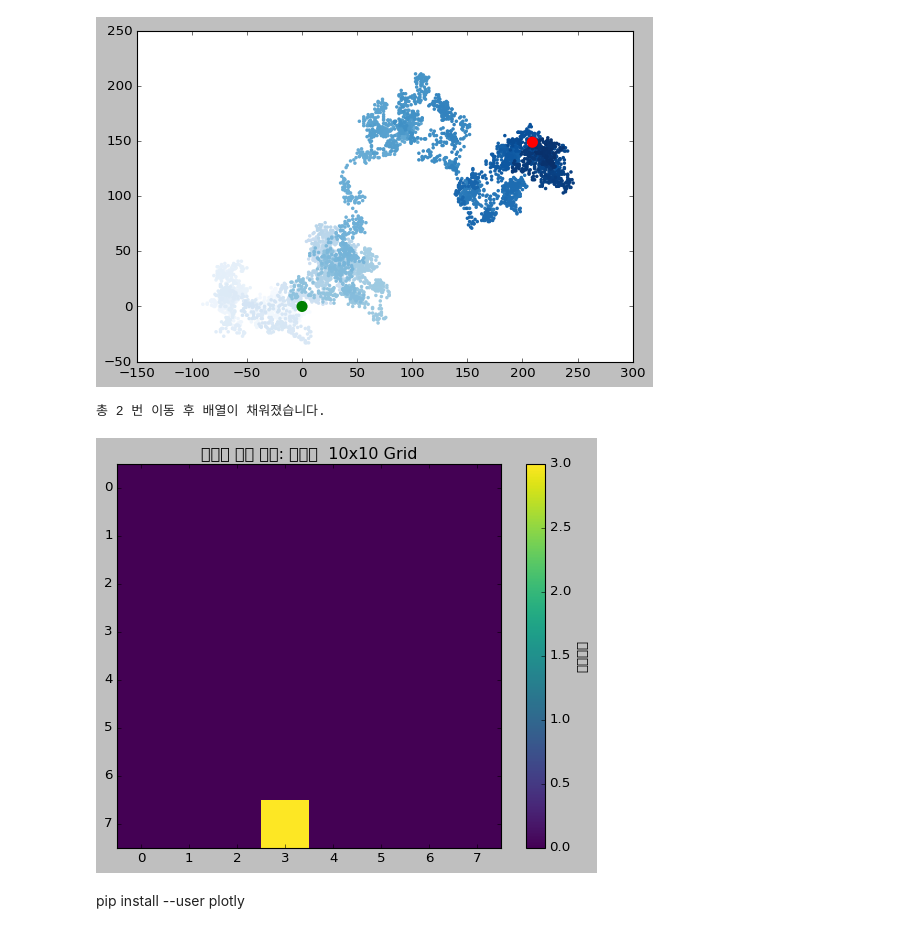
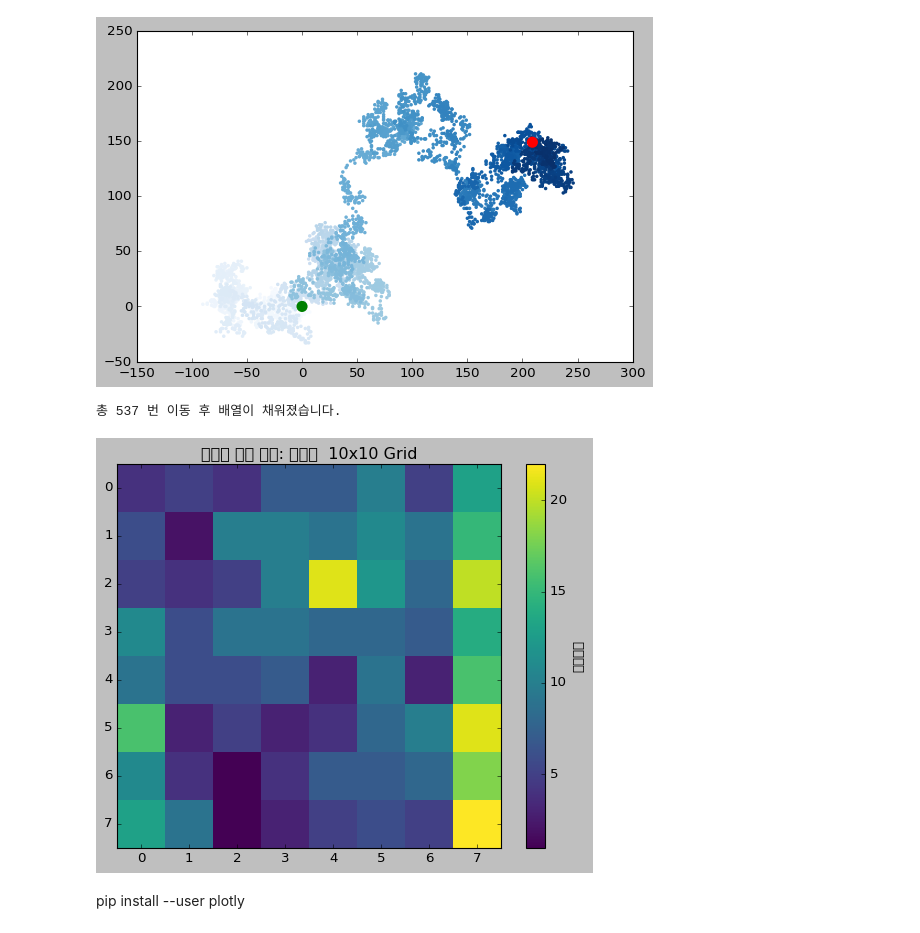
Before and after one commit to Riversidesky/k8_python, a Jupyter notebook: 실습15_1데이터시각화_과제.ipynb, the cells around one changed output. Saved outputs shown, nothing was run; the diff lists cells and outputs as text; code cells hidden in the pictures.

```diff
--- a/실습15_1데이터시각화_과제.ipynb
+++ b/실습15_1데이터시각화_과제.ipynb
@@ -411,41 +411,41 @@ grid = np.zeros((8, 8), dtype=int)
 x, y = random.randint(0, 7), random.randint(0, 7)
 
 # 벌레의 이동 방향 (동서남북 및 대각선 8방향)
 directions = [
     (-1, 0), (1, 0),  # 남, 북
     (0, -1), (0, 1),  # 서, 동
     (-1, -1), (-1, 1),  # 북서, 북동
     (1, -1), (1, 1)  # 남서, 남동
 ]
 
 # 반복 실행
 steps = 0
 while np.any(grid == 0): #배열에 0이 하나라도 있으면 while문 계속
     # 현재 위치에 1 추가
     grid[x, y] += 1
 #### 구현할 코드
     d = choice([0,1,2,3,4,5,6,7]) # 0~7까지 방향뽑고
     dx, dy = directions[d] # 어디로 이동할지 결정
-    nx, ny = x+dx, y+dy # 좌표변화값
-
-    if nx == 8 or ny == 8 :
-        break # 칸 범위 넘어가면 방향 다시결정 ????
-    if nx == -1 or ny == -1 :
-        break
+    nx = x + dx
+    ny = y + dy # 좌표 변화값
+    if -1 < nx < 8:
+        x = nx
+    if -1 <= ny < 8:
+        y = ny # 범위 밖에 있으면 x, y값 그대로 범위 안이면 x, y값 반영
 
     steps += 1
 
 # 결과 출력
 print(f"총 {steps} 번 이동 후 배열이 채워졌습니다.")
 
 # 배열의 결과를 시각화 (그래프 출력)
 plt.imshow(grid, cmap='viridis', interpolation='none')
 plt.colorbar(label="방문횟수")
 plt.title("벌레의 이동 경로: 바둑판  10x10 Grid")
 plt.show()
 # %% [output]
-총 2 번 이동 후 배열이 채워졌습니다.
+총 537 번 이동 후 배열이 채워졌습니다.
-[figure, old version]
+[figure, new version]
 # %% [markdown]
 pip install --user plotly
 # %%
```
Also changed, not shown: 1 other file.
